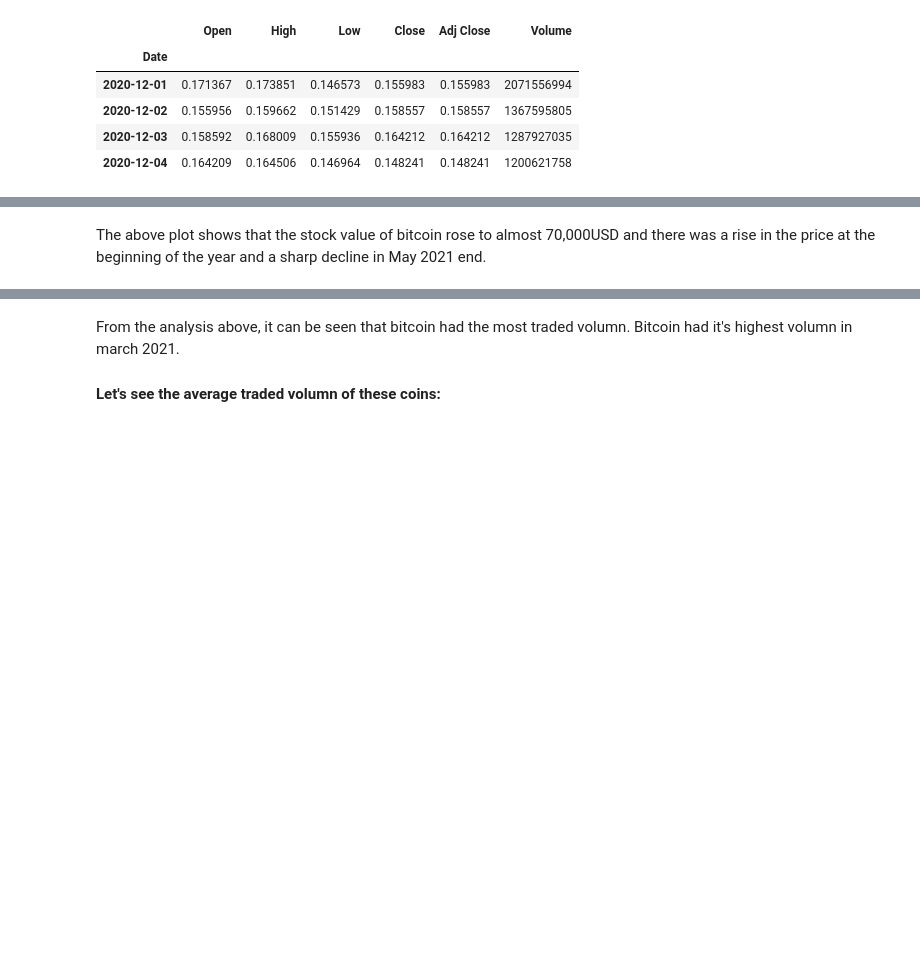
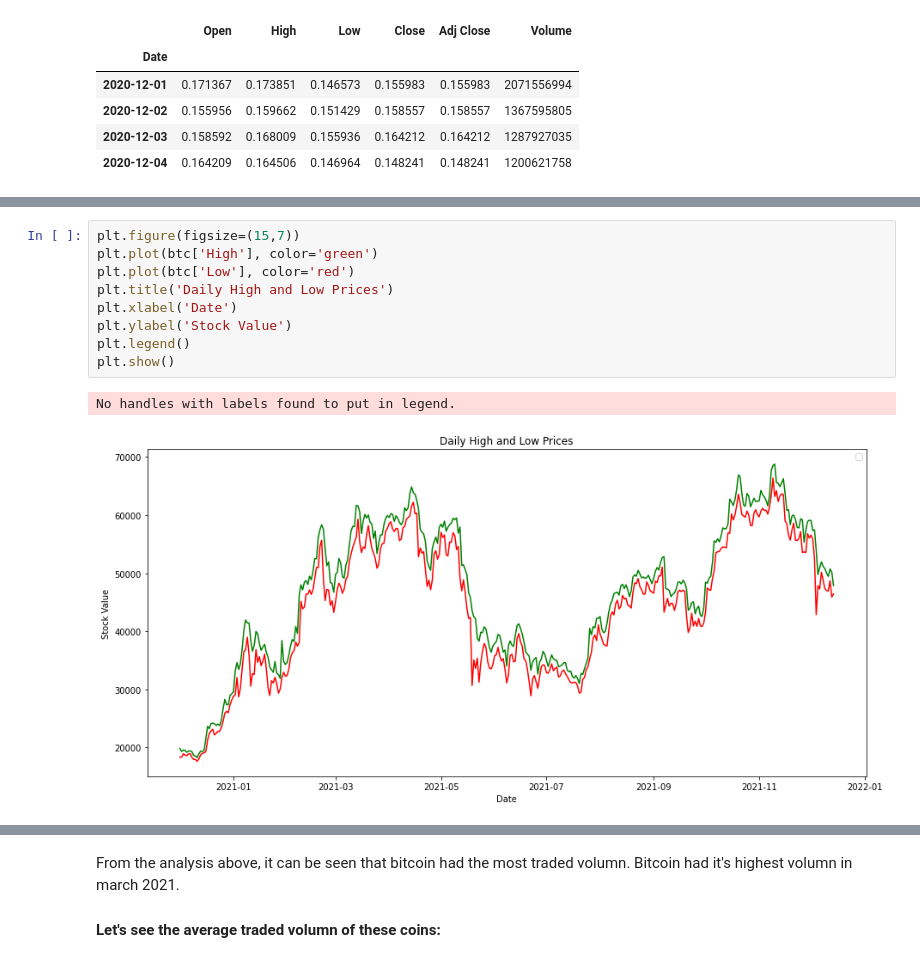
Before and after one commit to K-O-N/Cryptocurrencies-Analysis, a Jupyter notebook: Cryptocurrency_data.ipynb, the cells around one changed output, grey strips where cells are left out. Saved outputs shown, nothing was run; the diff lists cells and outputs as text; blank space fills up the shorter version.

```diff
--- a/Cryptocurrency_data.ipynb
+++ b/Cryptocurrency_data.ipynb
@@ -94,2 +115,12 @@ plt.show()
-# %% [markdown]
-The above plot shows that the stock value of bitcoin rose to almost 70,000USD and there was a rise in the price at the beginning of the year and a sharp decline in May 2021 end.
+# %%
+plt.figure(figsize=(15,7))
+plt.plot(btc['High'], color='green')
+plt.plot(btc['Low'], color='red')
+plt.title('Daily High and Low Prices')
+plt.xlabel('Date')
+plt.ylabel('Stock Value')
+plt.legend()
+plt.show()
+# %% [output]
+No handles with labels found to put in legend.
+[figure, added]
```
Also changed, not shown: parts of 30 cells of this notebook.
